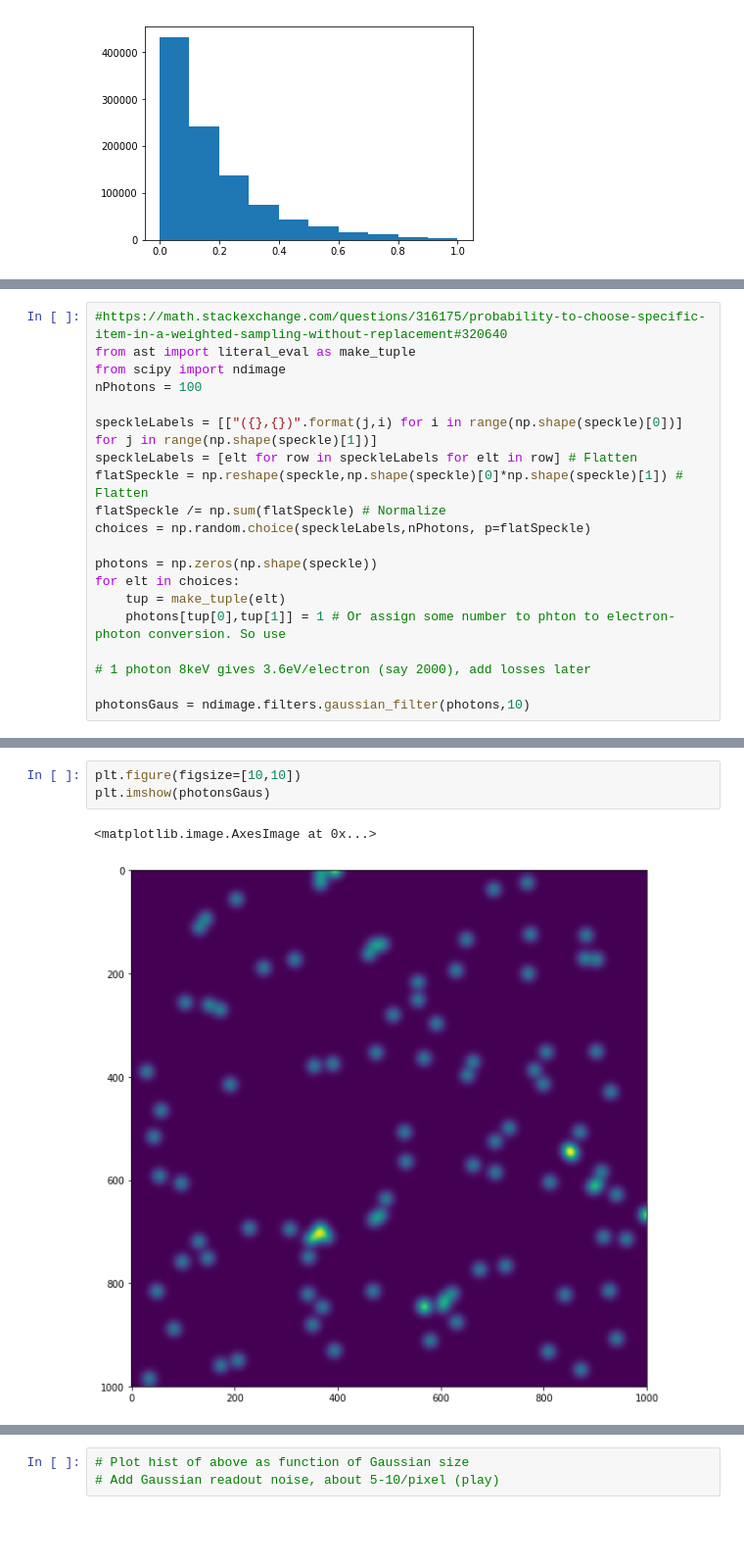
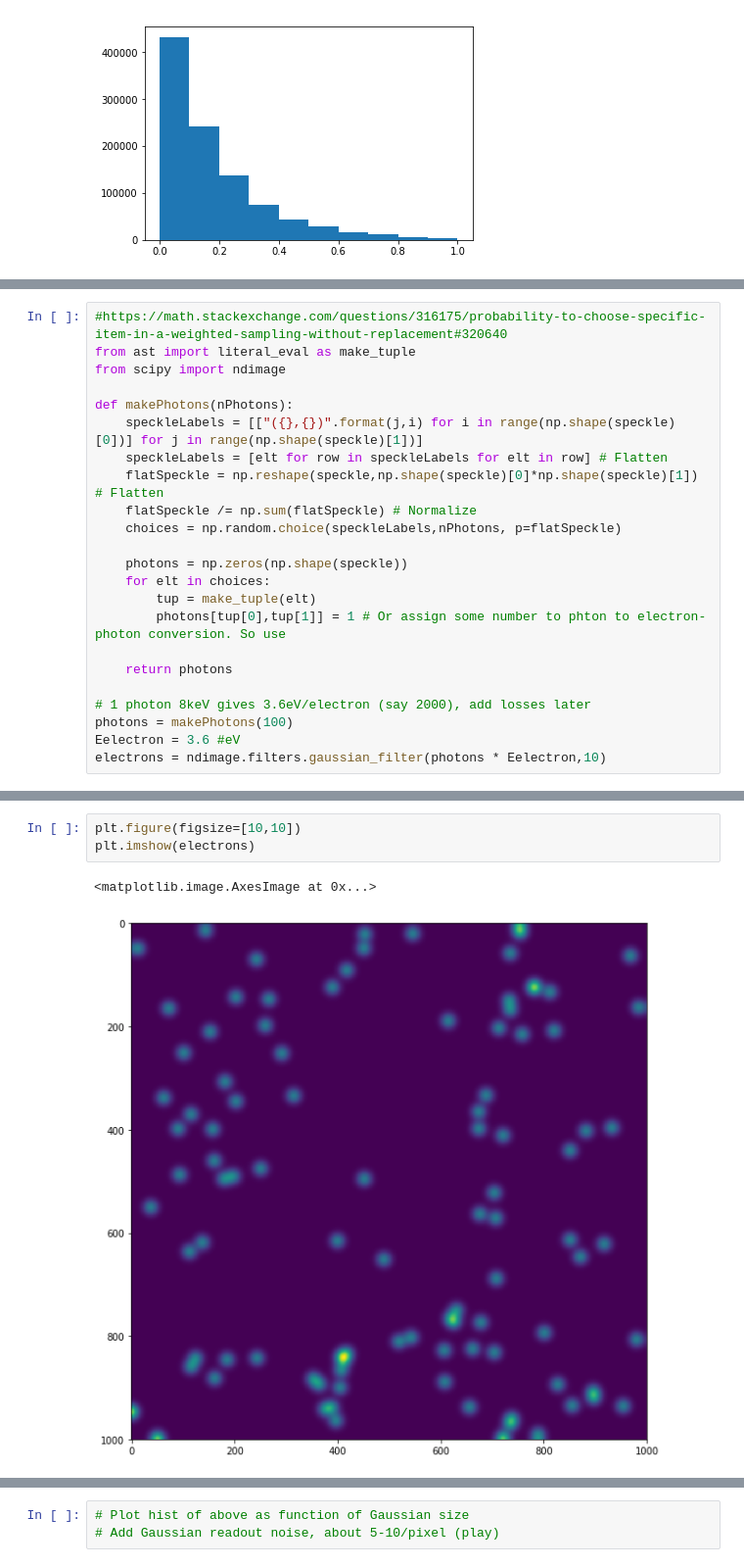
Before and after one commit to 98montanajordi/X-Ray-Speckle-visibitily-spectroscopy, a Jupyter notebook: Speckle.ipynb, the cells around one changed output, grey strips where cells are left out. Shown: that part at 98% size. Drawn from its saved outputs; the diff is of its cells as text; blank space fills up the shorter version.

Commit message:
Update Speckle.ipynb
Added electrons at 3.6eV, histograms as a function of Gaussian size, Gaussian readout noise

```diff
--- a/Speckle.ipynb
+++ b/Speckle.ipynb
@@ -53,22 +48,25 @@ plt.imshow(speckle > 0.4)
 #https://math.stackexchange.com/questions/316175/probability-to-choose-specific-item-in-a-weighted-sampling-without-replacement#320640
 from ast import literal_eval as make_tuple
 from scipy import ndimage
-nPhotons = 100
 
-speckleLabels = [["({},{})".format(j,i) for i in range(np.shape(speckle)[0])] for j in range(np.shape(speckle)[1])]
-speckleLabels = [elt for row in speckleLabels for elt in row] # Flatten
-flatSpeckle = np.reshape(speckle,np.shape(speckle)[0]*np.shape(speckle)[1]) # Flatten
-flatSpeckle /= np.sum(flatSpeckle) # Normalize
-choices = np.random.choice(speckleLabels,nPhotons, p=flatSpeckle)
+def makePhotons(nPhotons):
+    speckleLabels = [["({},{})".format(j,i) for i in range(np.shape(speckle)[0])] for j in range(np.shape(speckle)[1])]
+    speckleLabels = [elt for row in speckleLabels for elt in row] # Flatten
+    flatSpeckle = np.reshape(speckle,np.shape(speckle)[0]*np.shape(speckle)[1]) # Flatten
+    flatSpeckle /= np.sum(flatSpeckle) # Normalize
+    choices = np.random.choice(speckleLabels,nPhotons, p=flatSpeckle)
 
-photons = np.zeros(np.shape(speckle))
-for elt in choices:
-    tup = make_tuple(elt)
-    photons[tup[0],tup[1]] = 1 # Or assign some number to phton to electron-photon conversion. So use
+    photons = np.zeros(np.shape(speckle))
+    for elt in choices:
+        tup = make_tuple(elt)
+        photons[tup[0],tup[1]] = 1 # Or assign some number to phton to electron-photon conversion. So use
+
+    return photons
 
 # 1 photon 8keV gives 3.6eV/electron (say 2000), add losses later
-
-photonsGaus = ndimage.filters.gaussian_filter(photons,10)
+photons = makePhotons(100)
+Eelectron = 3.6 #eV
+electrons = ndimage.filters.gaussian_filter(photons * Eelectron,10)
 # %%
 plt.figure(figsize=[10,10])
 plt.imshow(photons)
@@ -78,6 +76,6 @@ plt.imshow(photons)
 # %%
 plt.figure(figsize=[10,10])
-plt.imshow(photonsGaus)
+plt.imshow(electrons)
 # %% [output]
 <matplotlib.image.AxesImage at 0x...>
-[figure, old version]
+[figure, new version]
```
Also changed, not shown: parts of 13 cells of this notebook.
